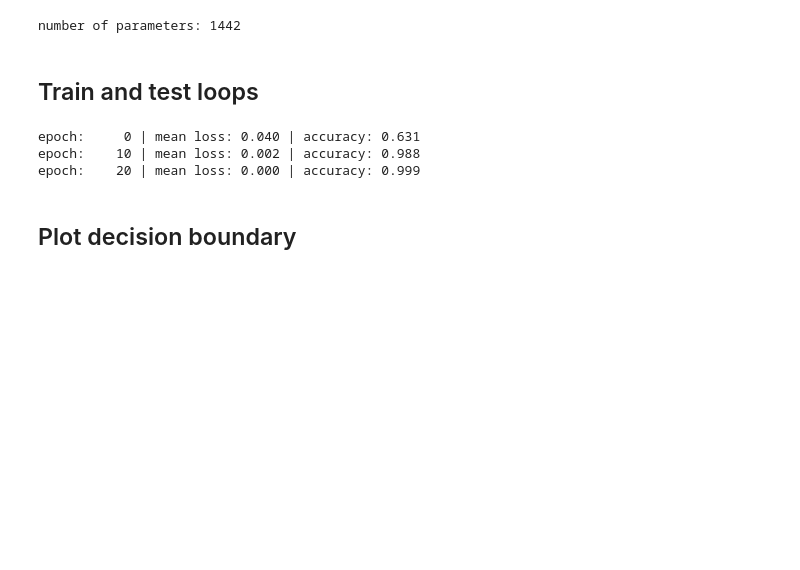
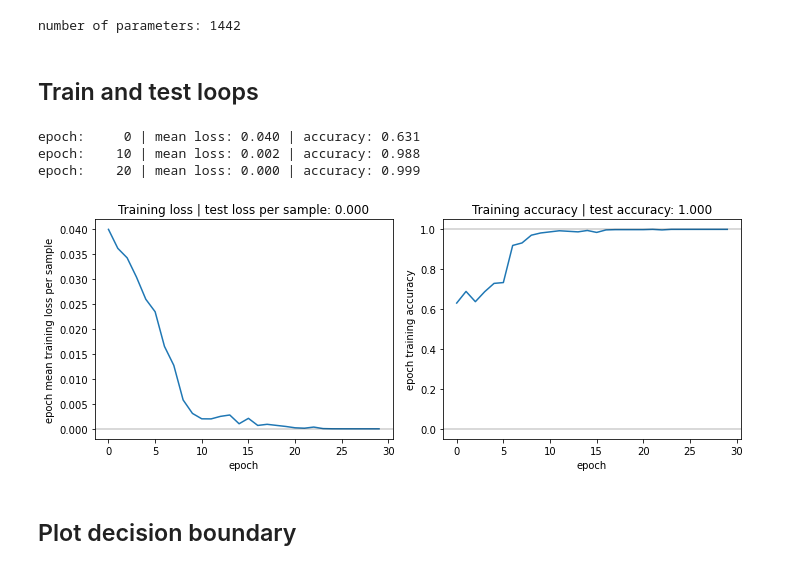
Before and after one commit to Burt360/loss-surfaces-in-data, a Jupyter notebook: swissroll.ipynb, the cells around one changed output. Cells and saved outputs as stored; diff of their text form; code cells hidden in the pictures; blank space fills up the shorter version.

```diff
--- a/swissroll.ipynb
+++ b/swissroll.ipynb
@@ -93,7 +95,15 @@ class Swissroll(Dataset):
   def __len__(self): return len(self.Y)
 
   def __getitem__(self, idx): return self.X[idx], self.Y[idx]
+# %%
+class DataLoader_(DataLoader):
+  """Convenience class that records the number of samples in the dataset."""
+  def __init__(self, *args, **kwargs):
+    super().__init__(*args, **kwargs)
+    dataset = args[0]
+    self.num_samples = len(dataset)
 # %%
+# Generate data and load into dataset
 X, Y = twospirals(N)
 dataset = Swissroll(tensor(X, dtype=torch.float), tensor(Y, dtype=torch.int64))
 
@@ -104,13 +114,13 @@ train_rng = torch.Generator()
 train_batch_size = 16
 test_batch_size = 16
 
+# Create random split into train and test sets
 random_split_rng.manual_seed(42)
 train_set, test_set = random_split(dataset, (1 - test_size, test_size), generator=random_split_rng)
 
-train_loader = DataLoader(train_set, train_batch_size, shuffle=True, generator=train_rng)
-train_loader.num_samples = len(train_set)
-test_loader = DataLoader(test_set, test_batch_size, shuffle=False)
-test_loader.num_samples = len(test_set)
+# Create DataLoaders
+train_loader = DataLoader_(train_set, train_batch_size, shuffle=True, generator=train_rng)
+test_loader = DataLoader_(test_set, test_batch_size, shuffle=False)
 # %% [markdown]
 ## Define model
 # %%
@@ -126,17 +136,21 @@ class Model(nn.Module):
 
     relu = nn.ReLU()
 
+    # Create ReLU-activation fully connected layers using the hidden dimensions
     layers = [[nn.Linear(prev, post), relu] for prev, post in zip(num_hidden[:-1], num_hidden[1:])]
     layers = sum(layers, [])
 
     self.seq = nn.Sequential(
-      nn.Linear(2, num_hidden[0]), # Input data is two-dimensional,
+      nn.Linear(2, num_hidden[0]), # Input data is two-dimensional
       relu,
       *layers,
       nn.Linear(num_hidden[-1], 2) # Two output classes
     )
 
+    # Record the number of parameters for convenience
     self.num_params = sum([p.numel() for p in self.parameters() if p.requires_grad])
+
+    # Declare the attribute here (for use by `self.record_weights` and externally)
     self.weights = None
 
   def forward(self, X):
@@ -150,6 +164,7 @@ class Model(nn.Module):
   def record_weights(self): self.weights = [p.data for p in self.parameters()]
 
   def reset_weights(self):
+    """Reset the weights to those recorded in `self.weights`"""
     if self.weights is not None:
       for p, w in zip(self.parameters(), self.weights):
         p.data = w
@@ -233,5 +248,29 @@ model.record_weights()
 epoch:     0 | mean loss: 0.040 | accuracy: 0.631
 epoch:    10 | mean loss: 0.002 | accuracy: 0.988
 epoch:    20 | mean loss: 0.000 | accuracy: 0.999
+# %%
+# Plot loss and accuracy to show model is learning
+# Test loss and accuracy indicate model generalizes well
+fig, axs = plt.subplots(1, 2, figsize=(10, 4))
+
+ax = axs[0]
+ax.plot(mean_train_losses)
+ax.set_xlabel("epoch")
+ax.set_ylabel("epoch mean training loss per sample")
+ax.set_title(f"Training loss | test loss per sample: {mean_test_loss:.3f}")
+ax.axhline(0, color="black", alpha=0.2)
+
+ax = axs[1]
+ax.plot(train_accs)
+ax.set_xlabel("epoch")
+ax.set_ylabel("epoch training accuracy")
+ax.set_title(f"Training accuracy | test accuracy: {test_acc:.3f}")
+ax.axhline(0, color="black", alpha=0.2)
+ax.axhline(1, color="black", alpha=0.2)
+
+fig.tight_layout()
+fig.show()
+# %% [output]
+[figure, added]
 # %% [markdown]
 ## Plot decision boundary
```
Also changed, not shown: parts of 36 cells of this notebook.
